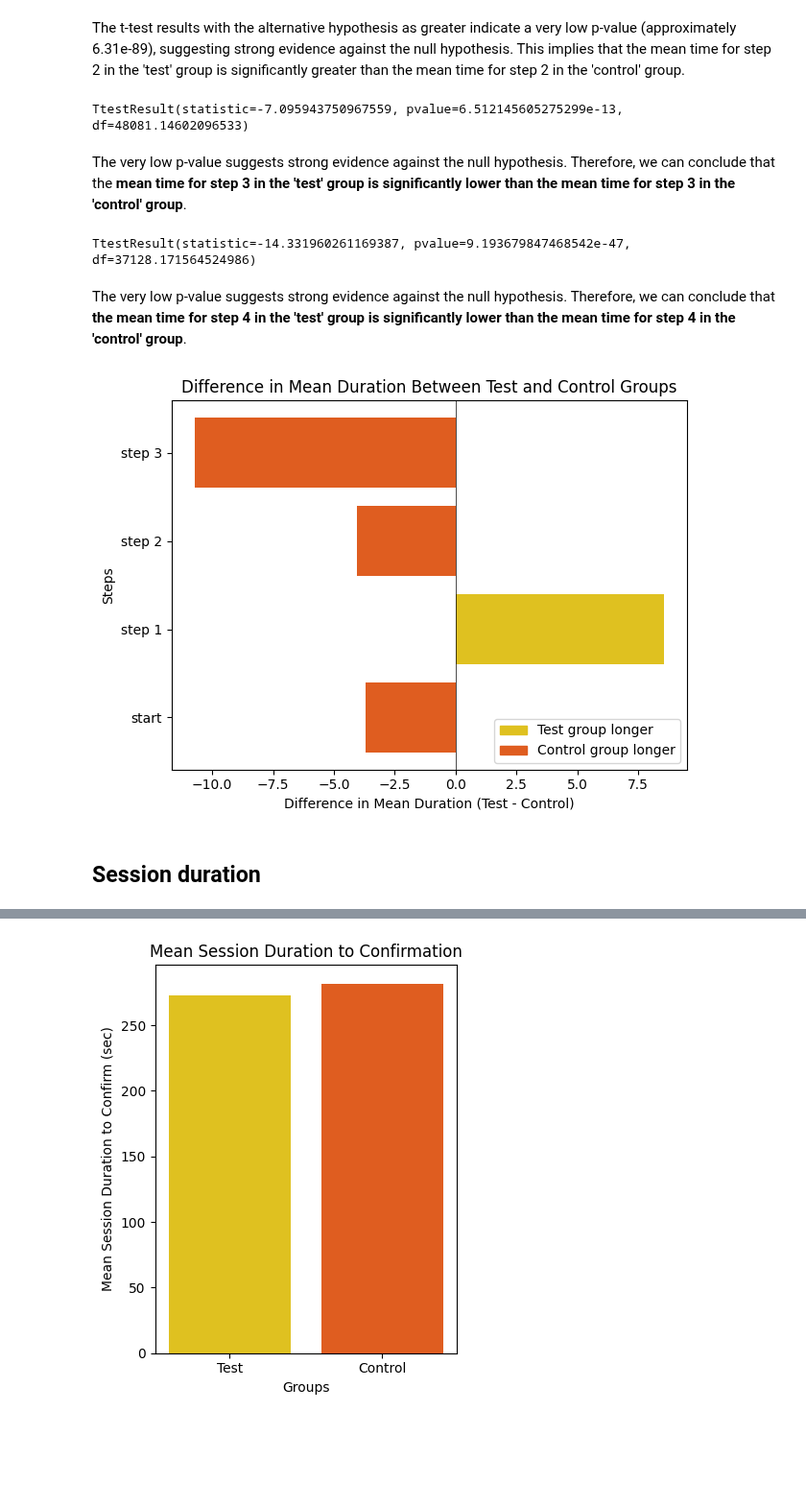
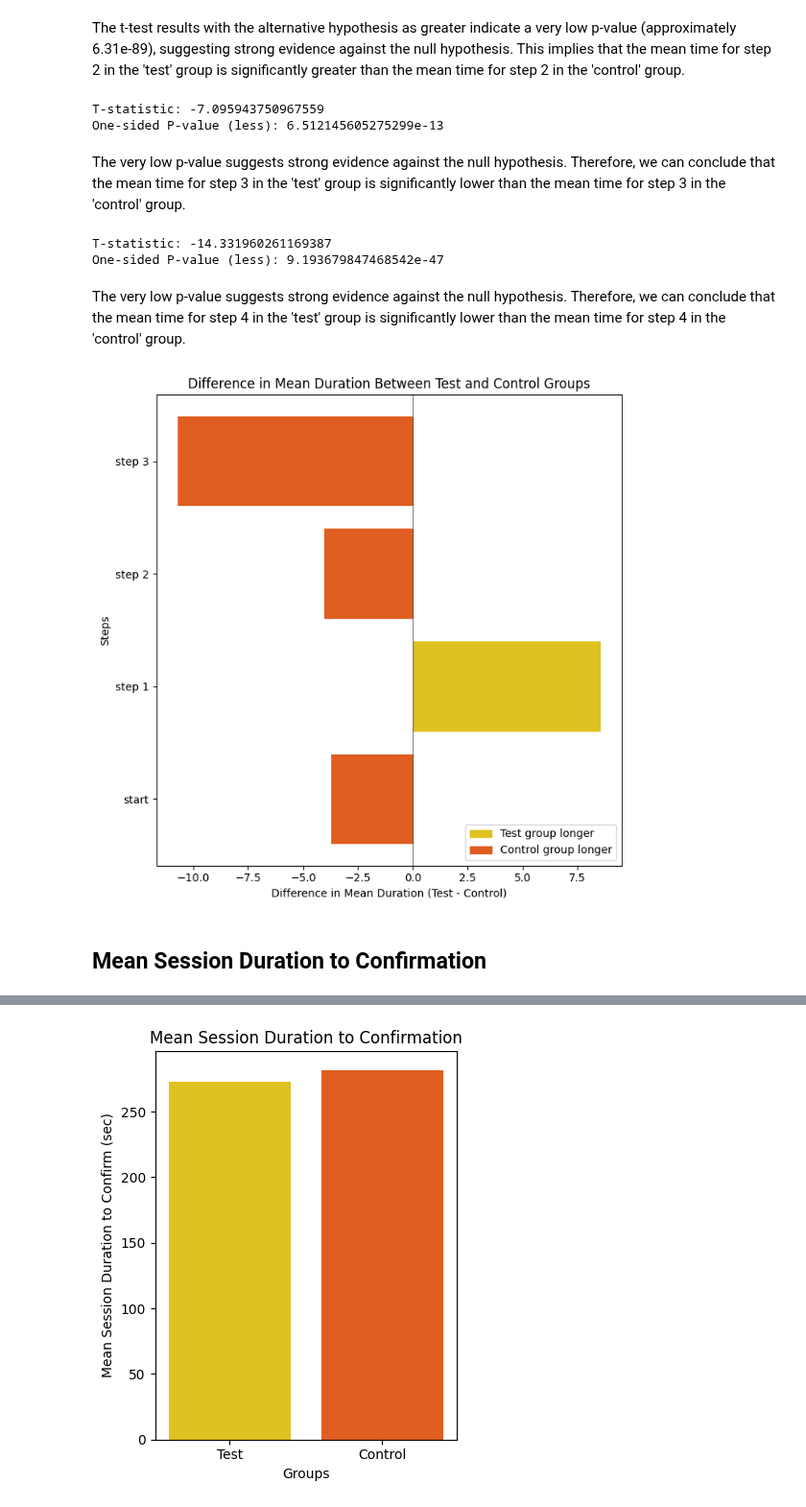
Before and after one commit to dimitsagk/AB_Testing_Analysis, a Jupyter notebook: notebooks/Project_03_Analysis_AB_Testing.ipynb, the cells around one changed output, grey strips where cells are left out. Shown at 96% size. Drawn from its saved outputs; the diff is of its cells as text; code cells hidden in the pictures; blank space fills up the shorter version.

Commit message:
Updates on statistical tests and some graphs

```diff
--- a/notebooks/Project_03_Analysis_AB_Testing.ipynb
+++ b/notebooks/Project_03_Analysis_AB_Testing.ipynb
@@ -618,18 +608,26 @@ TtestResult(statistic=19.988767218612274, pvalue=6.906733301530866e-89, df=57493
 The t-test results with the alternative hypothesis as greater indicate a very low p-value (approximately 6.31e-89), suggesting strong evidence against the null hypothesis. This implies that the mean time for step 2 in the 'test' group is significantly greater than the mean time for step 2 in the 'control' group.
 # %%
 # Conducting the t-test for step 3
-st.ttest_ind(test_step_3_dur,control_step_3_dur, equal_var=False, alternative='less')
+t_stat, p_value = stats.ttest_ind(test_step_3_dur, control_step_3_dur, equal_var=False, alternative='less')
+
+print("T-statistic:", t_stat)
+print("One-sided P-value (less):", p_value)
 # %% [output]
-TtestResult(statistic=-7.095943750967559, pvalue=6.512145605275299e-13, df=48081.14602096533)
+T-statistic: -7.095943750967559
+One-sided P-value (less): 6.512145605275299e-13
 # %% [markdown]
-The very low p-value suggests strong evidence against the null hypothesis. Therefore, we can conclude that the **mean time for step 3 in the 'test' group is significantly lower than the mean time for step 3 in the 'control' group**.
+The very low p-value suggests strong evidence against the null hypothesis. Therefore, we can conclude that the mean time for step 3 in the 'test' group is significantly lower than the mean time for step 3 in the 'control' group.
 # %%
 # Conducting the t-test for step 4
-st.ttest_ind(test_step_4_dur,control_step_4_dur, equal_var=False, alternative='less')
+t_stat, p_value = stats.ttest_ind(test_step_4_dur, control_step_4_dur, equal_var=False, alternative='less')
+
+print("T-statistic:", t_stat)
+print("One-sided P-value (less):", p_value)
 # %% [output]
-TtestResult(statistic=-14.331960261169387, pvalue=9.193679847468542e-47, df=37128.171564524986)
+T-statistic: -14.331960261169387
+One-sided P-value (less): 9.193679847468542e-47
 # %% [markdown]
-The very low p-value suggests strong evidence against the null hypothesis. Therefore, we can conclude that **the mean time for step 4 in the 'test' group is significantly lower than the mean time for step 4 in the 'control' group**.
+The very low p-value suggests strong evidence against the null hypothesis. Therefore, we can conclude that the mean time for step 4 in the 'test' group is significantly lower than the mean time for step 4 in the 'control' group.
 # %%
 # Plot
 
@@ -645,36 +643,38 @@ control_means = [control_step_1_dur.mean().round(2), control_step_2_dur.mean().r
                  control_step_3_dur.mean().round(2), control_step_4_dur.mean().round(2)]
 
 
 # Calculate the differences between test and control group mean durations
 differences = np.array(test_means) - np.array(control_means)
 
 # Set colors for positive and negative differences
 colors = ['#DFC120' if diff >= 0 else  '#DF5D20' for diff in differences]
 
+plt.figure(figsize=(7,7))
+
 # Create a diverging bar chart
 plt.barh(steps, differences, color=colors)
 
 # Add labels and title
 plt.xlabel('Difference in Mean Duration (Test - Control)')
 plt.ylabel('Steps')
 plt.title('Difference in Mean Duration Between Test and Control Groups')
 
 # Add a vertical line at zero
 plt.axvline(x=0, color='black', linewidth=0.5)
 
 # Create legend
 blue_patch = mpatches.Patch(color='#DFC120', label='Test group longer')
 red_patch = mpatches.Patch(color='#DF5D20', label='Control group longer')
 plt.legend(handles=[blue_patch, red_patch], loc='lower right')
 
 # Show plot
 plt.tight_layout()
 #plt.savefig('differnce_in_mean_completion_per_group.png')
 plt.show()
 # %% [output]
-[figure, old version]
+[figure, new version]
 # %% [markdown]
-## Session duration
+## Mean Session Duration to Confirmation
 # %% [markdown]
 In this case:
 
```
Also changed, not shown: parts of 57 cells of this notebook.
